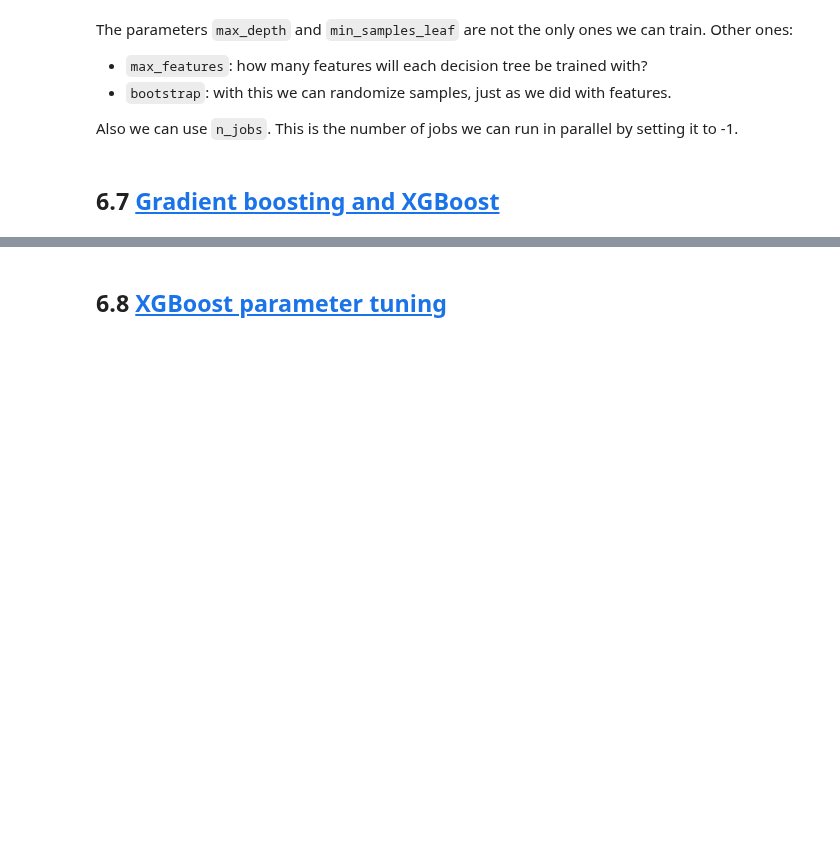
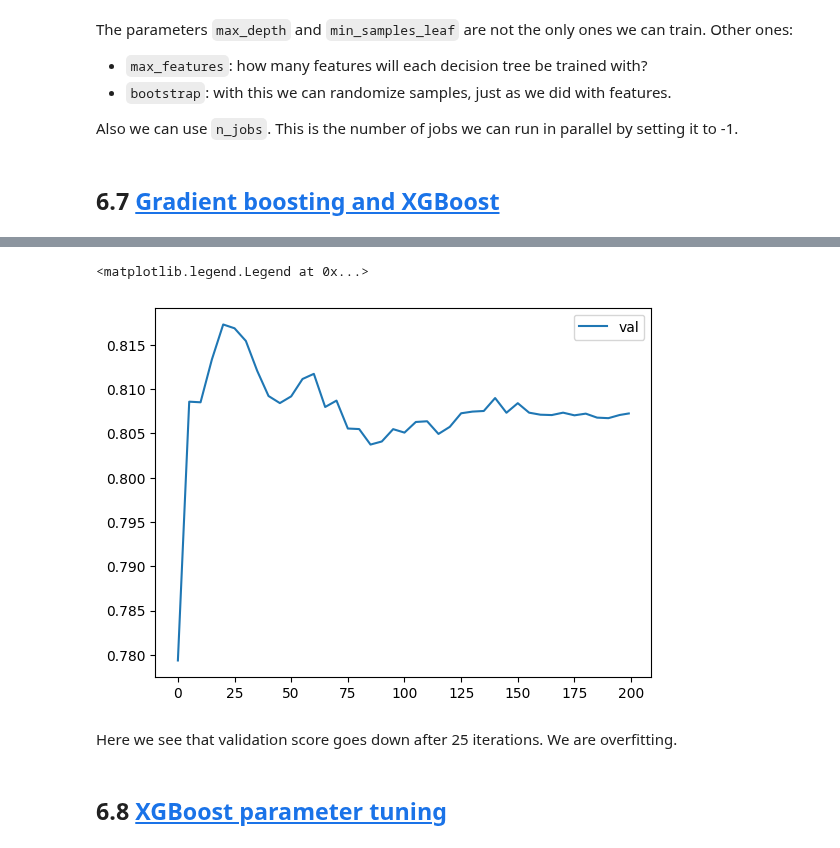
Before and after one commit to kemaldahha/machine-learning-course, a Jupyter notebook: week_6_notes.ipynb, the cells around one changed output, grey strips where cells are left out. Drawn from its saved outputs; the diff is of its cells as text; code cells hidden in the pictures; blank space fills up the shorter version.

```diff
--- a/week_6_notes.ipynb
+++ b/week_6_notes.ipynb
@@ -528,3 +639,11 @@ Also we can use `n_jobs`. This is the number of jobs we can run in parallel by s
+# %%
+plt.plot(df_score.num_iter, df_score.val_auc, label="val")
+plt.legend()
+# %% [output]
+<matplotlib.legend.Legend at 0x...>
+[figure, added]
+# %% [markdown]
+Here we see that validation score goes down after 25 iterations. We are overfitting.
 # %% [markdown]
 
 ## 6.8 [XGBoost parameter tuning](https://github.com/DataTalksClub/machine-learning-zoomcamp/blob/master/06-trees/08-xgb-tuning.md)
```
Also changed, not shown: parts of 12 cells of this notebook, 1 other file.
